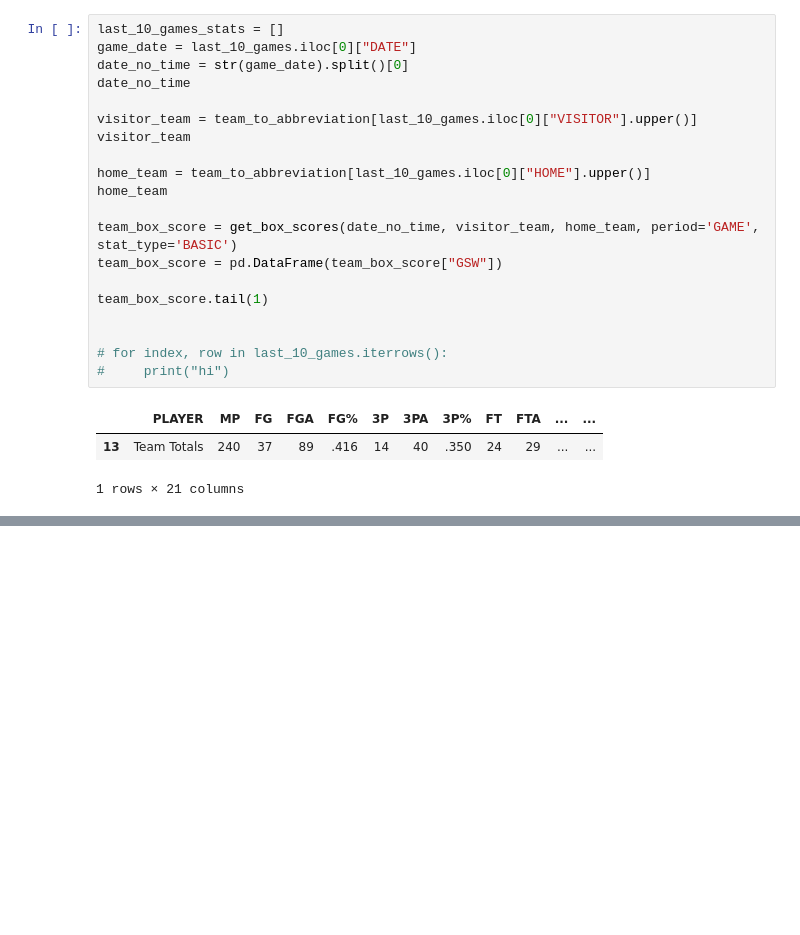
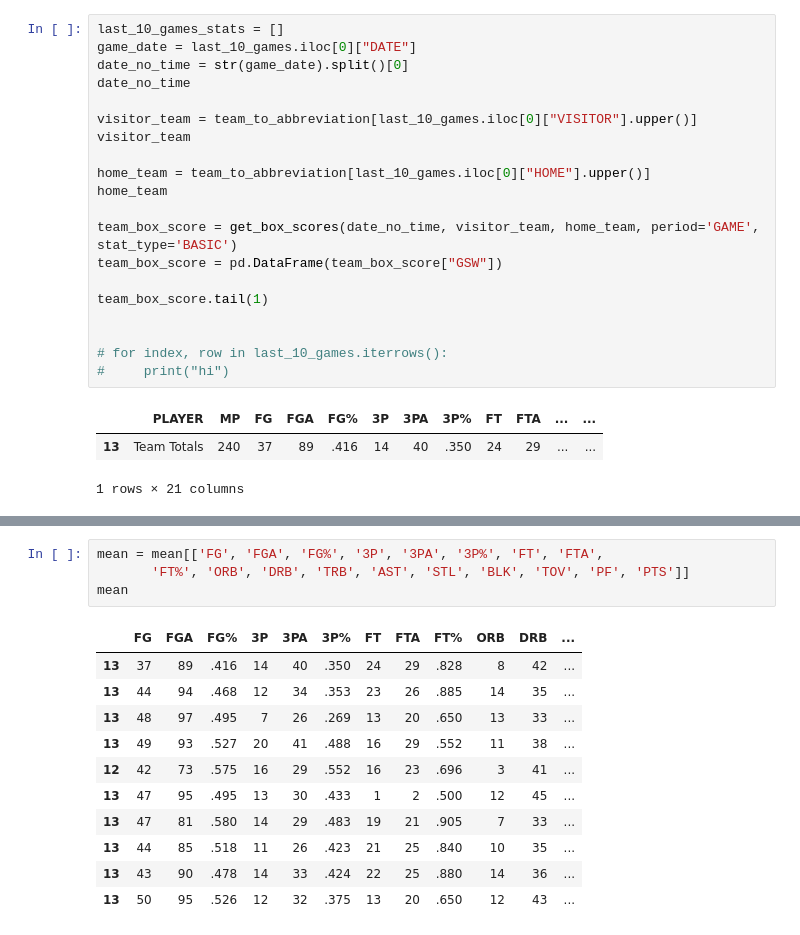
Before and after one commit to firedynasty/project-3, a Jupyter notebook: jeremy_folder/nba_prediction.ipynb, the cells around one changed output, grey strips where cells are left out. Drawn from its saved outputs; the diff is of its cells as text; blank space fills up the shorter version.

```diff
--- a/jeremy_folder/nba_prediction.ipynb
+++ b/jeremy_folder/nba_prediction.ipynb
@@ -417,0 +429,16 @@ getting info on game between: CLE(HOME) vs. GSW(AWAY) on 2016-01-18 00:00:00
+# %%
+mean = mean[['FG', 'FGA', 'FG%', '3P', '3PA', '3P%', 'FT', 'FTA',
+       'FT%', 'ORB', 'DRB', 'TRB', 'AST', 'STL', 'BLK', 'TOV', 'PF', 'PTS']]
+mean
+# %% [output]
+|  | FG | FGA | FG% | 3P | 3PA | 3P% | FT | FTA | FT% | ORB | DRB | ... |
+| 13 | 37 | 89 | .416 | 14 | 40 | .350 | 24 | 29 | .828 | 8 | 42 | ... |
+| 13 | 44 | 94 | .468 | 12 | 34 | .353 | 23 | 26 | .885 | 14 | 35 | ... |
+| 13 | 48 | 97 | .495 | 7 | 26 | .269 | 13 | 20 | .650 | 13 | 33 | ... |
+| 13 | 49 | 93 | .527 | 20 | 41 | .488 | 16 | 29 | .552 | 11 | 38 | ... |
+| 12 | 42 | 73 | .575 | 16 | 29 | .552 | 16 | 23 | .696 | 3 | 41 | ... |
+| 13 | 47 | 95 | .495 | 13 | 30 | .433 | 1 | 2 | .500 | 12 | 45 | ... |
+| 13 | 47 | 81 | .580 | 14 | 29 | .483 | 19 | 21 | .905 | 7 | 33 | ... |
+| 13 | 44 | 85 | .518 | 11 | 26 | .423 | 21 | 25 | .840 | 10 | 35 | ... |
+| 13 | 43 | 90 | .478 | 14 | 33 | .424 | 22 | 25 | .880 | 14 | 36 | ... |
+| 13 | 50 | 95 | .526 | 12 | 32 | .375 | 13 | 20 | .650 | 12 | 43 | ... |
```
Also changed, not shown: parts of 36 cells of this notebook.
